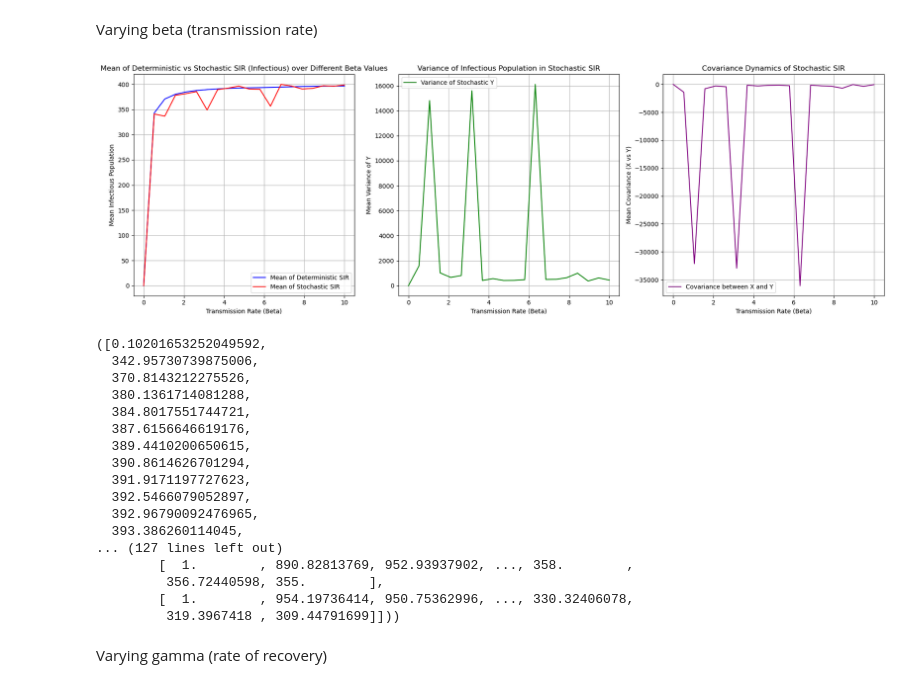
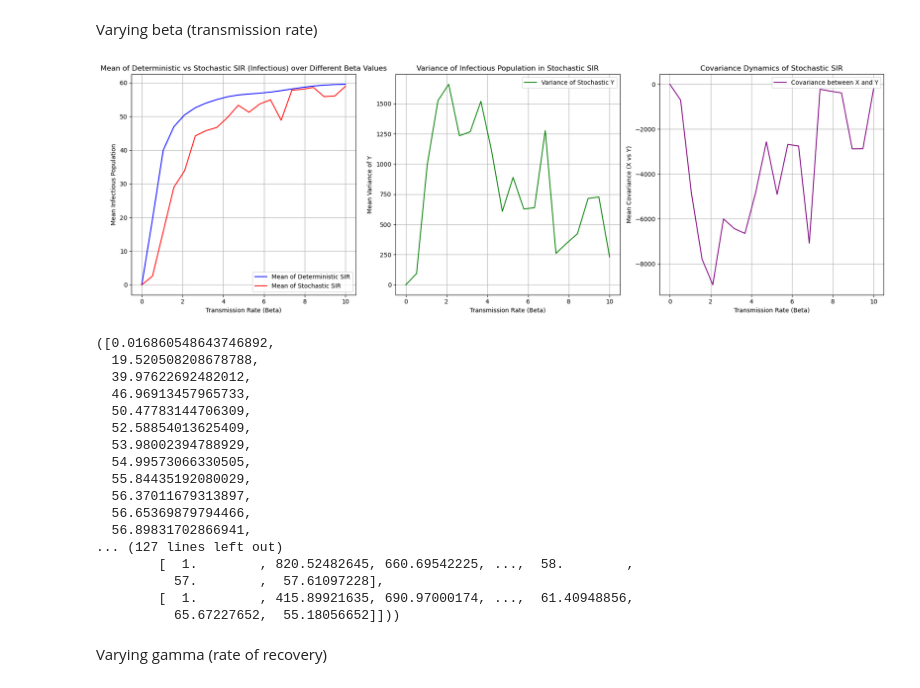
Before and after one commit to zoeazra/CLS-Ass-2, a Jupyter notebook: assignment 2.ipynb, the cells around one changed output. Cells and saved outputs as stored; diff of their text form; code cells hidden in the pictures.

```diff
--- a/assignment 2.ipynb
+++ b/assignment 2.ipynb
@@ -482,6 +493,12 @@ def diff_params_Y0(N, Y0_diff, sims, beta, gamma, mu):
     plt.show()
 
     return mean_deter, mean_stoch, var_Y, cov_XY
+N = 1000
+beta = 1
+gamma = 1/3
+mu = 1/60
+sims = 20
+
 
 diff_params_Y0(N, Y0_diff, sims, beta, gamma, mu)
 # %% [output]
@@ -549,51 +562,59 @@ def diff_params_beta(N, sims, beta_diff, gamma, mu, X0, Y0, Z0):
     axes[0].set_xlabel("Transmission Rate (Beta)")
     axes[0].set_ylabel("Mean Infectious Population")
     axes[0].grid(True)
     axes[0].legend()
 
     # 2. Variance Dynamics Plot
     axes[1].plot(beta_diff, var_Y, label='Variance of Stochastic Y', color='green')  # Variance over beta
     axes[1].set_title("Variance of Infectious Population in Stochastic SIR")
     axes[1].set_xlabel("Transmission Rate (Beta)")
     axes[1].set_ylabel("Mean Variance of Y")
     axes[1].grid(True)
     axes[1].legend()
 
     # 3. Covariance Dynamics Plot
     axes[2].plot(beta_diff, cov_XY, label='Covariance between X and Y', color='purple')  # Covariance over beta
     axes[2].set_title("Covariance Dynamics of Stochastic SIR")
     axes[2].set_xlabel("Transmission Rate (Beta)")
     axes[2].set_ylabel("Mean Covariance (X vs Y)")
     axes[2].grid(True)
     axes[2].legend()
 
     # Adjust layout and show the plots
     plt.tight_layout()
     plt.show()
 
     return mean_deter, mean_stoch, var_Y, cov_XY, time_p, all_Ys
 
+N = 1000
+gamma = 1/3
+mu = 1/60
+X0 = 999
+Y0 = 1
+Z0 = 0
+sims = 20
+
 # Call the function with fixed parameters and varying beta
 diff_params_beta(N, sims, beta_diff, gamma, mu, X0, Y0, Z0)
 # %% [output]
-[figure, old version]
+[figure, new version]
-([0.10201653252049592,
-  342.95730739875006,
-  370.8143212275526,
-  380.1361714081288,
-  384.8017551744721,
-  387.6156646619176,
-  389.4410200650615,
-  390.8614626701294,
-  391.9171197727623,
-  392.5466079052897,
-  392.96790092476965,
-  393.386260114045,
+([0.016860548643746892,
+  19.520508208678788,
+  39.97622692482012,
+  46.96913457965733,
+  50.47783144706309,
+  52.58854013625409,
+  53.98002394788929,
+  54.99573066330505,
+  55.84435192080029,
+  56.37011679313897,
+  56.65369879794466,
+  56.89831702866941,
 ... (127 lines left out)
-        [  1.        , 890.82813769, 952.93937902, ..., 358.        ,
-         356.72440598, 355.        ],
-        [  1.        , 954.19736414, 950.75362996, ..., 330.32406078,
-         319.3967418 , 309.44791699]]))
+        [  1.        , 820.52482645, 660.69542225, ...,  58.        ,
+          57.        ,  57.61097228],
+        [  1.        , 415.89921635, 690.97000174, ...,  61.40948856,
+          65.67227652,  55.18056652]]))
 # %% [markdown]
 Varying gamma (rate of recovery)
 # %%
```
Also changed, not shown: parts of 13 cells of this notebook.
